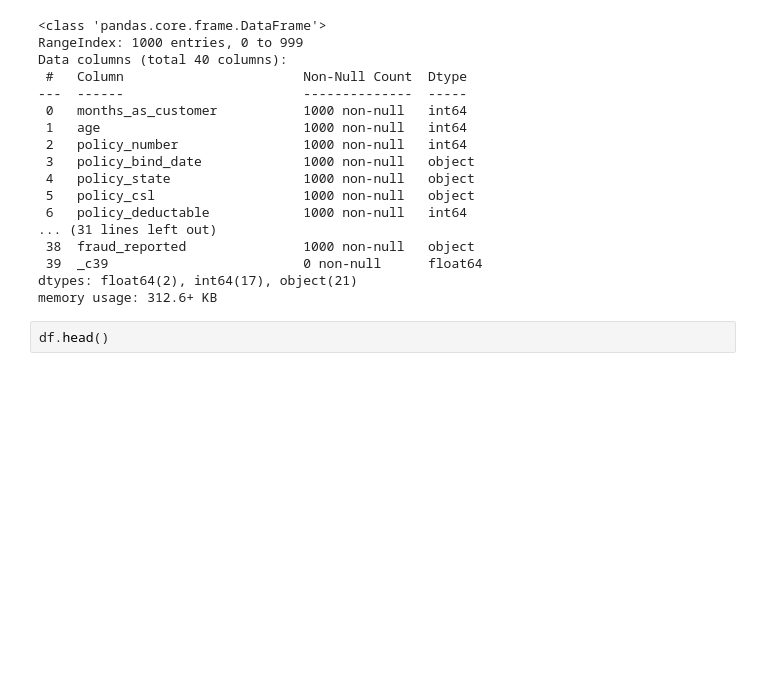
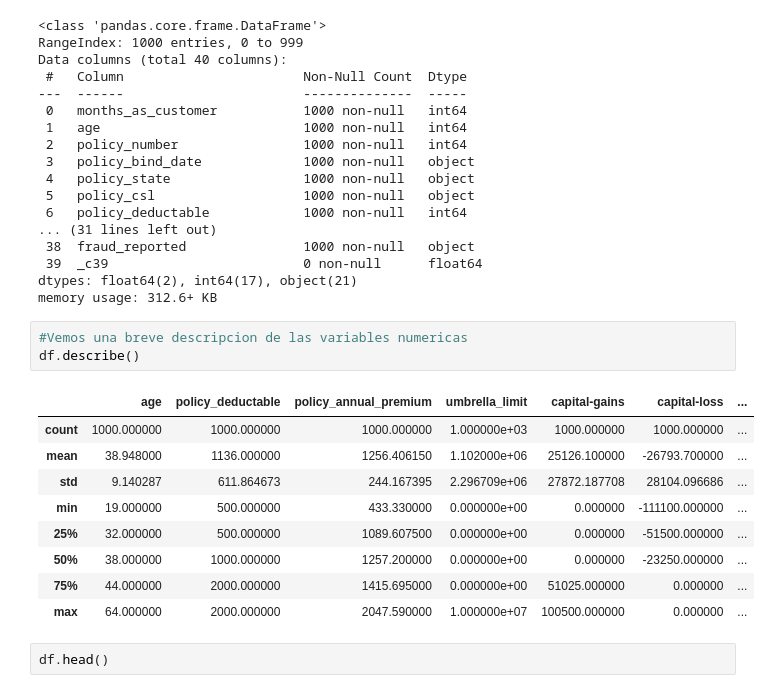
Before and after one commit to JhonHarry/Proyecto_TFM_UOC, a Jupyter notebook: code/insurance_fraud_detection_models.ipynb, the cells around one changed output. Drawn from its saved outputs; the diff is of its cells as text; blank space fills up the shorter version.

```diff
--- a/code/insurance_fraud_detection_models.ipynb
+++ b/code/insurance_fraud_detection_models.ipynb
@@ -134,6 +133,19 @@ Data columns (total 40 columns):
  39  _c39                         0 non-null      float64
 dtypes: float64(2), int64(17), object(21)
 memory usage: 312.6+ KB
+# %%
+#Vemos una breve descripcion de las variables numericas
+df.describe()
+# %% [output]
+|  | age | policy_deductable | policy_annual_premium | umbrella_limit | capital-gains | capital-loss | ... |
+| count | 1000.000000 | 1000.000000 | 1000.000000 | 1.000000e+03 | 1000.000000 | 1000.000000 | ... |
+| mean | 38.948000 | 1136.000000 | 1256.406150 | 1.102000e+06 | 25126.100000 | -26793.700000 | ... |
+| std | 9.140287 | 611.864673 | 244.167395 | 2.296709e+06 | 27872.187708 | 28104.096686 | ... |
+| min | 19.000000 | 500.000000 | 433.330000 | 0.000000e+00 | 0.000000 | -111100.000000 | ... |
+| 25% | 32.000000 | 500.000000 | 1089.607500 | 0.000000e+00 | 0.000000 | -51500.000000 | ... |
+| 50% | 38.000000 | 1000.000000 | 1257.200000 | 0.000000e+00 | 0.000000 | -23250.000000 | ... |
+| 75% | 44.000000 | 2000.000000 | 1415.695000 | 0.000000e+00 | 51025.000000 | 0.000000 | ... |
+| max | 64.000000 | 2000.000000 | 2047.590000 | 1.000000e+07 | 100500.000000 | 0.000000 | ... |
 # %%
 df.head()
 # %% [output]
```
Also changed, not shown: parts of 9 cells of this notebook.
